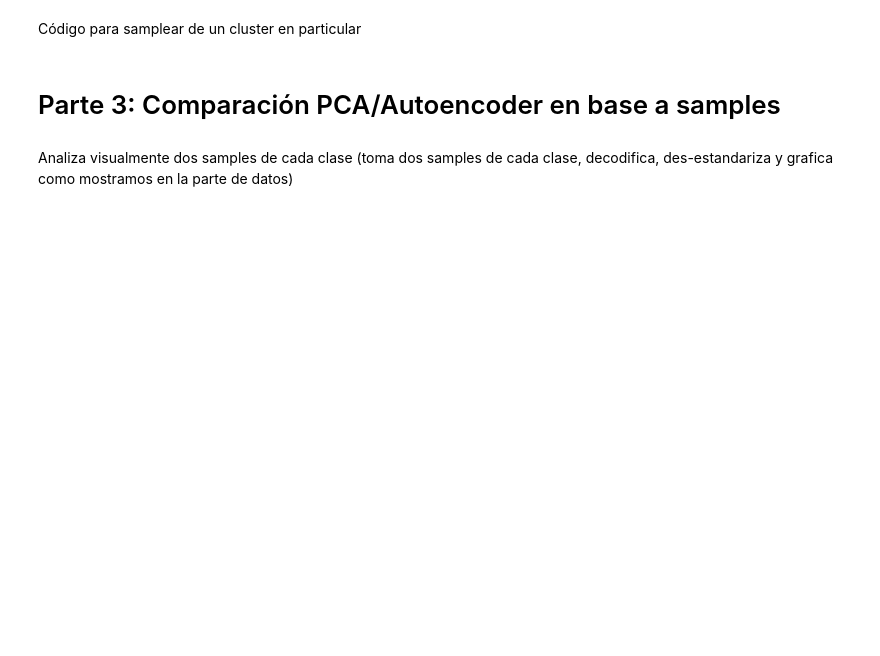
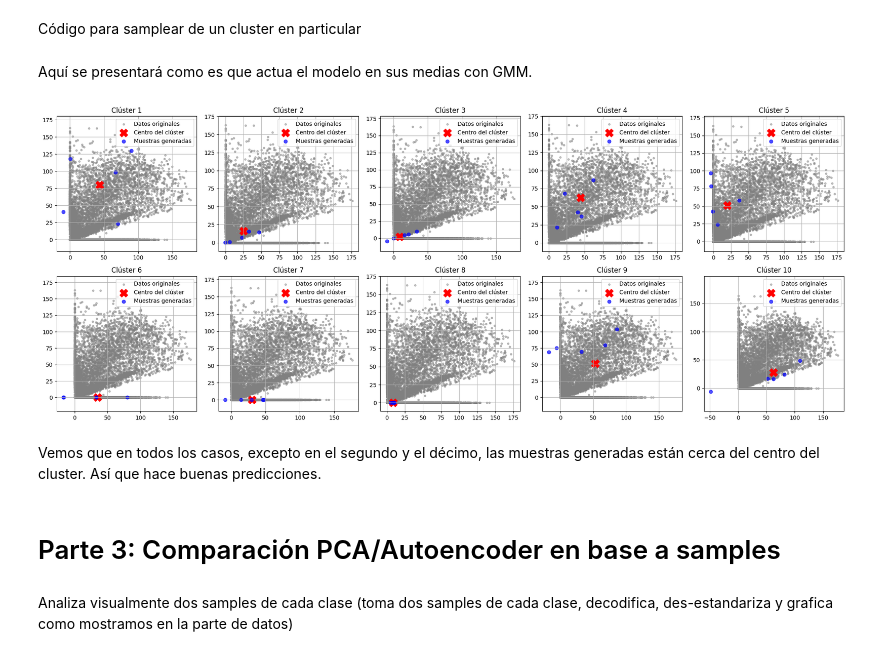
Before and after one commit to Fernanda-Bley/IIC2433, a Jupyter notebook: Tarea 4/Tarea4.ipynb, the cells around one changed output. Saved outputs shown, nothing was run; the diff lists cells and outputs as text; code cells hidden in the pictures; blank space fills up the shorter version.

```diff
--- a/Tarea 4/Tarea4.ipynb
+++ b/Tarea 4/Tarea4.ipynb
@@ -249,5 +298,63 @@ from sklearn.mixture import GaussianMixture
 # %% [markdown]
 Código para samplear de un cluster en particular
+# %%
+def muestras_del_cluster(index, muestras, medias, covarianzas):
+    if index < 0 or index >= len(medias):
+        raise ValueError("Índice de clúster fuera de rango.")
+    samples = np.random.multivariate_normal(medias[index], covarianzas[index], muestras)
+
+    return samples
+# %%
+muestras = 5  # Cambia este número si deseas más muestras
+all_samples = []  # Lista para almacenar muestras de todos los clústeres
+
+# Generar muestras para cada clúster
+for cluster in range(10):
+    samples = muestras_del_cluster(cluster, muestras, medias, covarianzas)
+    all_samples.append(samples)
+
+# Convertir la lista de muestras en un array para facilitar la visualización
+all_samples = np.vstack(all_samples)
+# %% [markdown]
+Aquí se presentará como es que actua el modelo en sus medias con GMM.
+# %%
+muestras = 5  # Cambia este número si deseas más muestras
+n_clusters = 10  # Número de clústeres
+all_samples = []  # Inicializar como una lista para almacenar muestras de todos los clústeres
+
+# Crear una figura con subgráficas
+fig, axes = plt.subplots(2, 5, figsize=(20, 8))  # 2 filas y 5 columnas
+
+# Generar muestras para cada clúster y graficarlas
+for cluster in range(n_clusters):
+    samples = muestras_del_cluster(cluster, muestras, medias, covarianzas)
+    all_samples.append(samples)  # Agregar muestras a la lista
+
+    # Seleccionar el subgráfico correspondiente
+    ax = axes[cluster // 5, cluster % 5]
+
+    # Graficar los datos originales
+    ax.scatter(X_reducido[:, 0], X_reducido[:, 1], c='gray', alpha=0.5, label='Datos originales', s=10)
+
+    # Graficar las medias de los clústeres
+    ax.scatter(medias[cluster, 0], medias[cluster, 1], c='red', marker='X', s=200, label='Centro del clúster')
+
+    # Graficar las muestras generadas
+    ax.scatter(samples[:, 0], samples[:, 1], c='blue', alpha=0.7, label='Muestras generadas')
+
+    # Configurar el título y etiquetas
+    ax.set_title(f'Clúster {cluster + 1}')
+    ax.legend()
+    ax.grid()
+    ax.axis('equal')  # Para mantener la proporción
+
+# Ajustar el espacio entre subgráficas
+plt.tight_layout()
+plt.show()
+# %% [output]
+[figure, added]
+# %% [markdown]
+Vemos que en todos los casos, excepto en el segundo y el décimo, las muestras generadas están cerca del centro del cluster.  Así que hace buenas predicciones.
 # %% [markdown]
 # Parte 3: Comparación PCA/Autoencoder en base a samples
 # %% [markdown]
```
Also changed, not shown: parts of 29 cells of this notebook, 1 other file.
